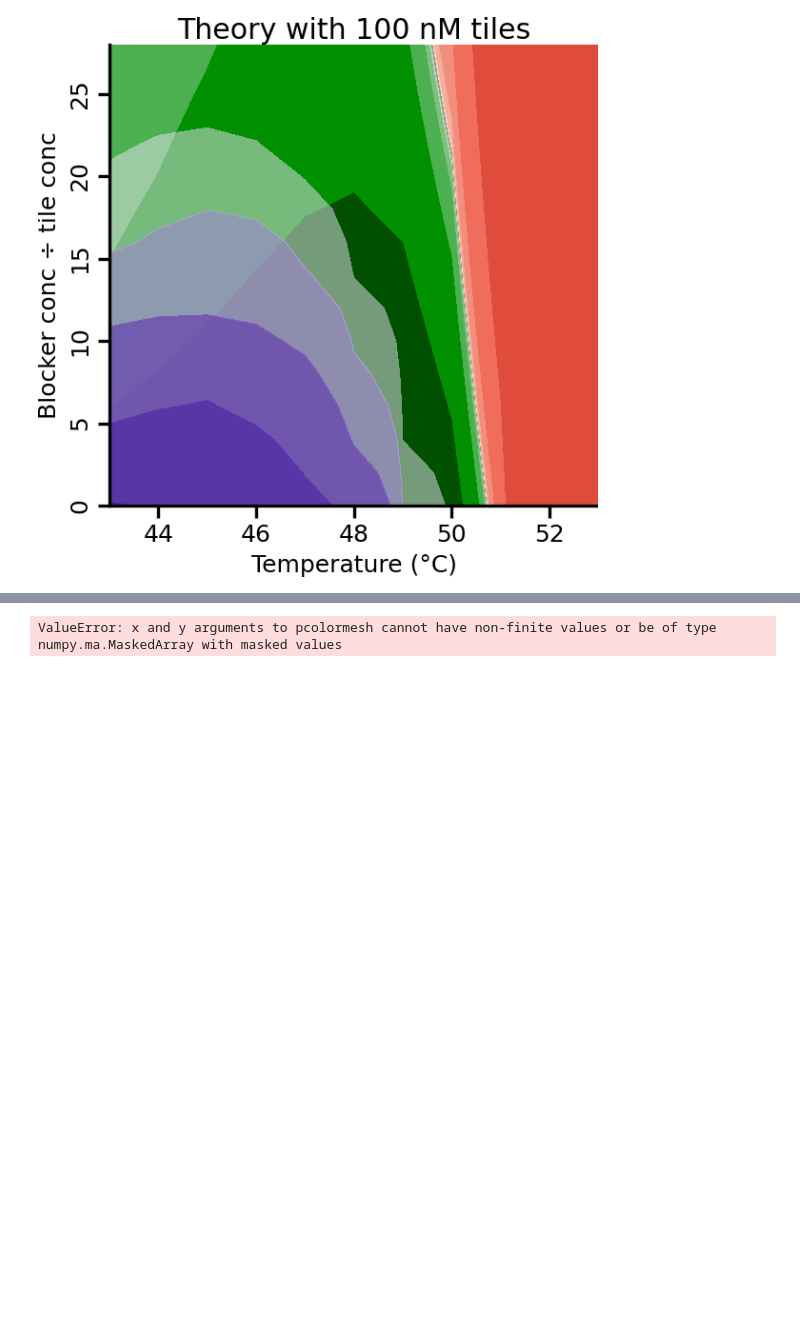
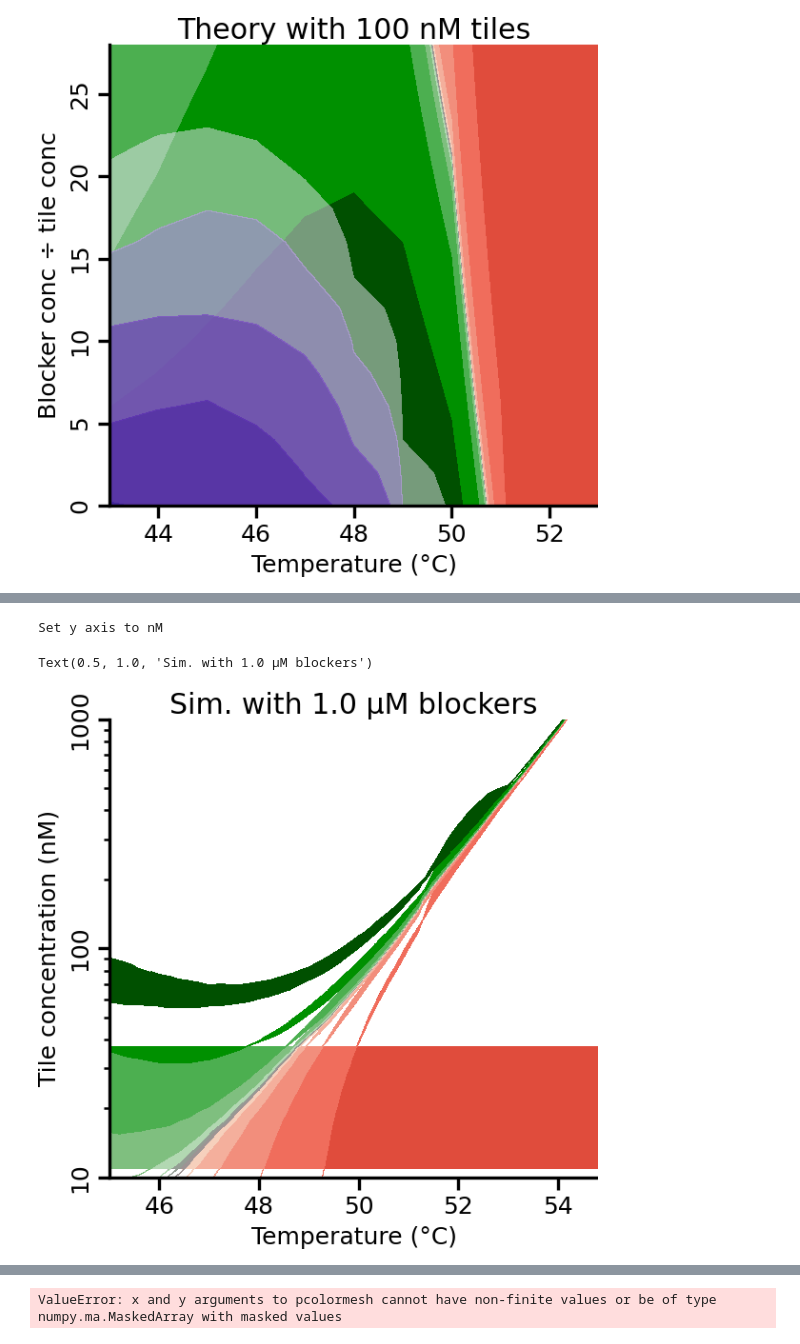
Before and after one commit to tapdance-dna/tileblockers, a Jupyter notebook: examples/phase_diagrams.ipynb, the cells around one changed output, grey strips where cells are left out. Drawn from its saved outputs; the diff is of its cells as text; code cells hidden in the pictures; blank space fills up the shorter version.

```diff
--- a/examples/phase_diagrams.ipynb
+++ b/examples/phase_diagrams.ipynb
@@ -270,3 +301,16 @@ Text(0.5, 1.0, 'Sim. with 2.5 µM blockers')
+# %%
+vals = v.filter(pl.col("blocker_conc") == 1.0e-6)
+
+fig, ax = plt.subplots(figsize=(2, 2))
+
+phase_diagram.draw_phase_diagram(vals, "temperature", "tile_conc", include_growth1_rates=False, ax=ax,
+    include_nucleation=False)
+
+ax.set_title("Sim. with 1.0 µM blockers")
+# %% [output]
+Set y axis to nM
+Text(0.5, 1.0, 'Sim. with 1.0 µM blockers')
+[figure, added]
 # %%
 xg = vals.pivot(index="temperature", on="tile_conc", values="temperature", aggregate_function="mean").select(pl.exclude("temperature"))
 yg = vals.pivot(index="temperature", on="tile_conc", values="tile_conc", aggregate_function="mean").select(pl.exclude("temperature"))
```
Also changed, not shown: parts of 5 cells of this notebook, 2 other files.
